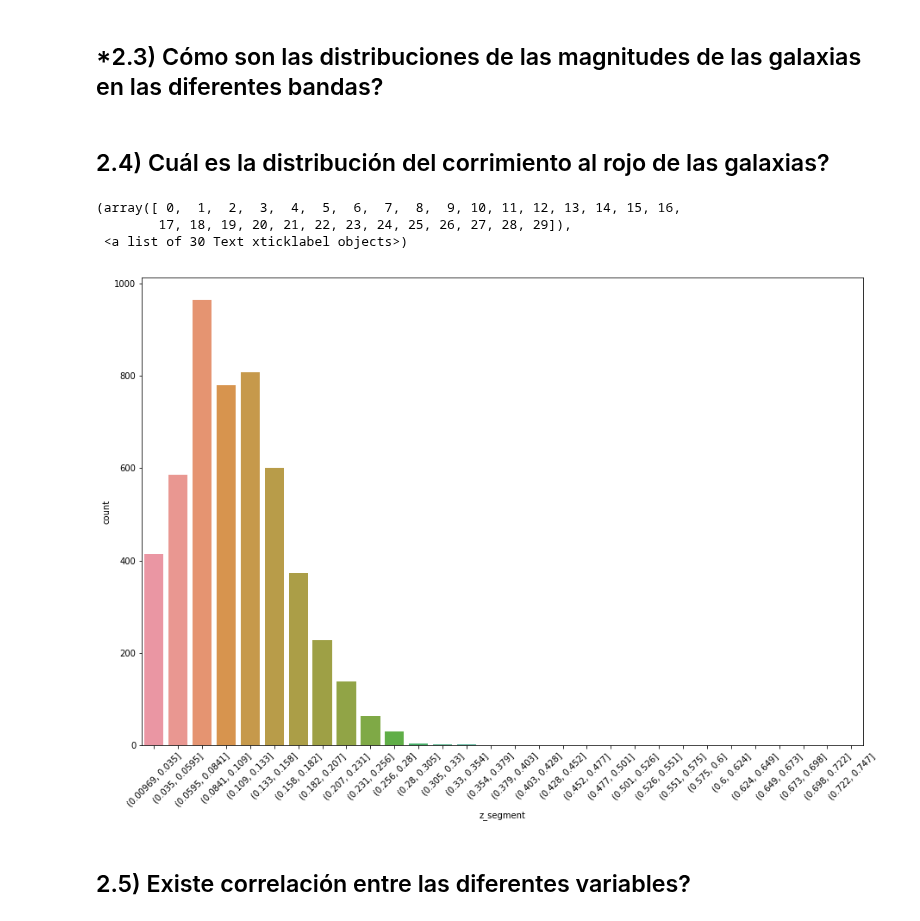
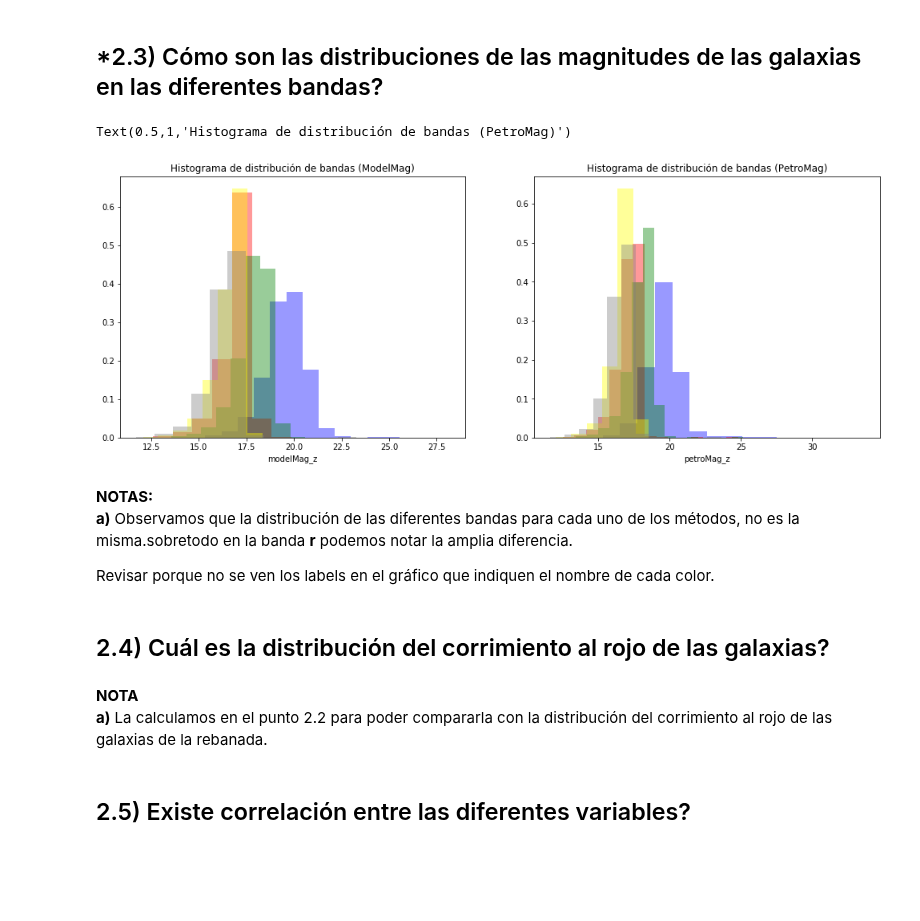
Before and after one commit to leoborgnino/mentoria-astro-datos, a Jupyter notebook: 1_Analisis_y_Visualizacion.ipynb, the cells around one changed output. Drawn from its saved outputs; the diff is of its cells as text; code cells hidden in the pictures; blank space fills up the shorter version.

Commit message:
Resolución del Punto 1.1 al punto 2.4

```diff
--- a/1_Analisis_y_Visualizacion.ipynb
+++ b/1_Analisis_y_Visualizacion.ipynb
@@ -283,18 +284,39 @@ plt.xticks(rotation=45)
 # %% [markdown]
  ## *2.3) Cómo son las distribuciones de las magnitudes de las galaxias en las diferentes bandas?
+# %%
+# Distribución de ModelMag en las diferentes bandas (u, r,, g, i, z)
+
+plt.figure(figsize=(17,6))
+
+plt.subplot(121)
+seaborn.distplot(data.modelMag_u, color='blue', label='u', bins=15, kde=False, norm_hist=True)
+seaborn.distplot(data.modelMag_r, color='red', label='r', bins=15, kde=False, norm_hist=True)
+seaborn.distplot(data.modelMag_g, color='green', label='g', bins=15, kde=False, norm_hist=True)
+seaborn.distplot(data.modelMag_i, color='yellow', label='i', bins=15, kde=False, norm_hist=True)
+seaborn.distplot(data.modelMag_z, color='grey', label='z', bins=15, kde=False, norm_hist=True)
+plt.title('Histograma de distribución de bandas (ModelMag)')
+
+plt.subplot(122)
+seaborn.distplot(data.petroMag_u, color='blue', label='u', bins=15, kde=False, norm_hist=True)
+seaborn.distplot(data.petroMag_r, color='red', label='r', bins=15, kde=False, norm_hist=True)
+seaborn.distplot(data.petroMag_g, color='green', label='g', bins=15, kde=False, norm_hist=True)
+seaborn.distplot(data.petroMag_i, color='yellow', label='i', bins=15, kde=False, norm_hist=True)
+seaborn.distplot(data.petroMag_z, color='grey', label='z', bins=15, kde=False, norm_hist=True)
+plt.title('Histograma de distribución de bandas (PetroMag)')
+# %% [output]
+Text(0.5,1,'Histograma de distribución de bandas (PetroMag)')
+[figure, added]
+# %% [markdown]
+**NOTAS:**
+**a)** Observamos que la distribución de las diferentes bandas para cada uno de los métodos, no es la misma.sobretodo en la banda **r** podemos notar la amplia diferencia.
+
+
+Revisar porque no se ven los labels en el gráfico que indiquen el nombre de cada color.
 # %% [markdown]
  ## 2.4) Cuál es la distribución del corrimiento al rojo de las galaxias?
-# %%
-data['z_segment'] = pd.cut(data['z'],30)
-f = plt.figure(figsize=(15,10))
-ax = f.add_subplot(111)
-sns.countplot(data=data, x='z_segment')
-plt.xticks(rotation=45)
-# %% [output]
-(array([ 0,  1,  2,  3,  4,  5,  6,  7,  8,  9, 10, 11, 12, 13, 14, 15, 16,
-        17, 18, 19, 20, 21, 22, 23, 24, 25, 26, 27, 28, 29]),
- <a list of 30 Text xticklabel objects>)
-[figure, removed]
+# %% [markdown]
+**NOTA**
+**a)** La calculamos en el punto 2.2 para poder compararla con la distribución del corrimiento al rojo de las galaxias de la rebanada.
 # %% [markdown]
  ## 2.5) Existe correlación entre las diferentes variables?
 # %%
```
Also changed, not shown: parts of 15 cells of this notebook.
